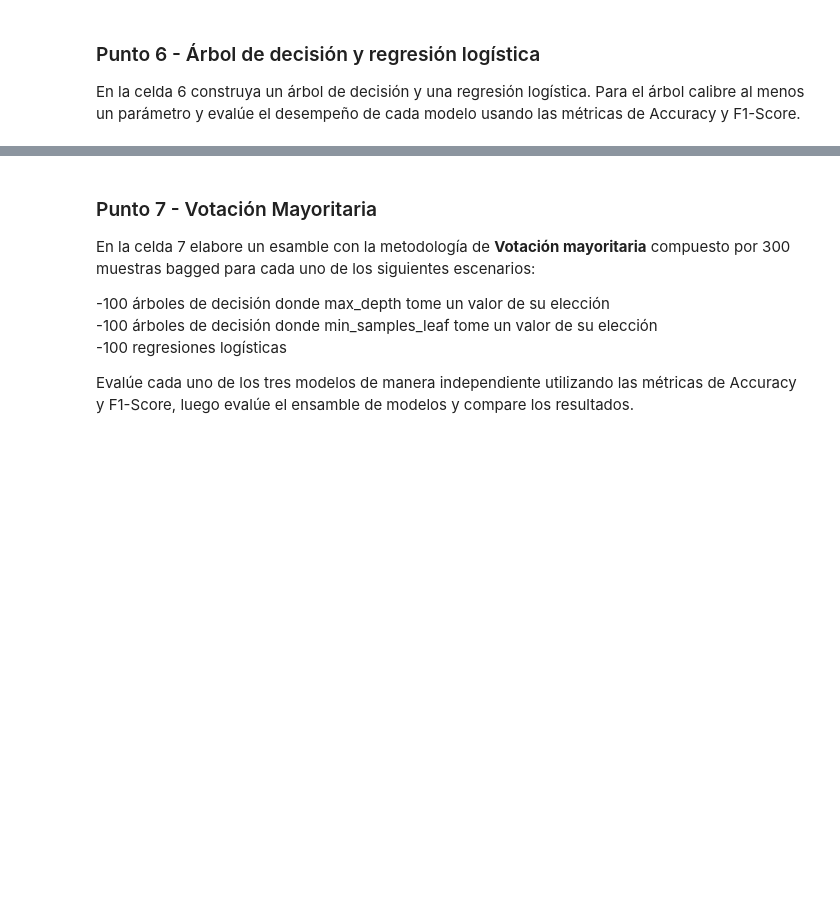
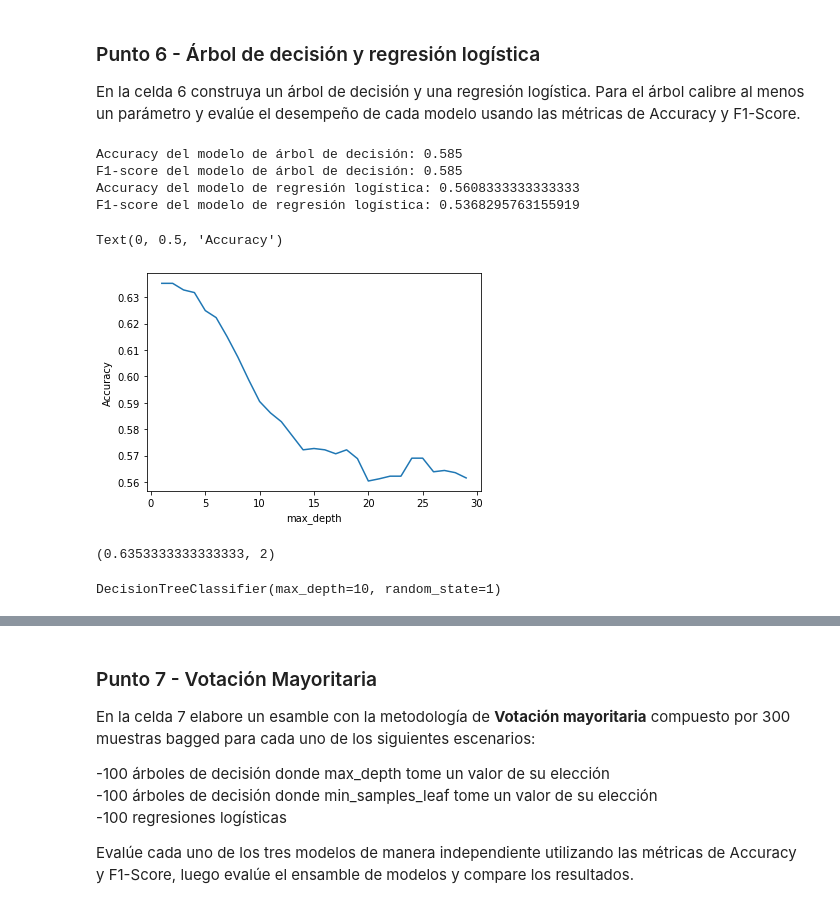
Before and after one commit to Erwin-DS/miad-nlp, a Jupyter notebook: Semana 1/S1TC1_arboles_ensamblajes.ipynb, the cells around one changed output, grey strips where cells are left out. Saved outputs shown, nothing was run; the diff lists cells and outputs as text; code cells hidden in the pictures; blank space fills up the shorter version.

```diff
--- a/Semana 1/S1TC1_arboles_ensamblajes.ipynb
+++ b/Semana 1/S1TC1_arboles_ensamblajes.ipynb
@@ -460,0 +461,60 @@ En la celda 6 construya un árbol de decisión y una regresión logística. Para
+# %%
+# Importar librerías necesarias
+import pandas as pd
+from sklearn.tree import DecisionTreeRegressor
+from sklearn.linear_model import LogisticRegression
+from sklearn.model_selection import train_test_split
+from sklearn.metrics import accuracy_score, f1_score
+
+# Definir variables predictoras y de respuesta
+X = df[["n_tokens_title", "num_imgs"]] # variables predictoras
+y = df["Popular"] # variable de respuesta
+
+# Dividir el conjunto de datos en entrenamiento y prueba
+X_train, X_test, y_train, y_test = train_test_split(X, y, test_size=0.2, random_state=42)
+
+# Ajustar modelo de árbol de decisión con una profundidad máxima de 5
+tree_model = DecisionTreeRegressor(max_depth=5, random_state=42)
+tree_model.fit(X_train, y_train)
+
+# Evaluar desempeño del modelo de árbol de decisión
+y_pred_tree = tree_model.predict(X_test)
+acc_tree = accuracy_score(y_test, y_pred_tree.round())
+f1_tree = f1_score(y_test, y_pred_tree.round(), average='weighted')
+print("Accuracy del modelo de árbol de decisión:", acc_tree)
+print("F1-score del modelo de árbol de decisión:", f1_tree)
+
+# Ajustar modelo de regresión logística
+logistic_model = LogisticRegression(random_state=42)
+logistic_model.fit(X_train, y_train)
+
+# Evaluar desempeño del modelo de regresión logística
+y_pred_logistic = logistic_model.predict(X_test)
+acc_logistic = accuracy_score(y_test, y_pred_logistic.round())
+f1_logistic = f1_score(y_test, y_pred_logistic.round(), average='weighted')
+print("Accuracy del modelo de regresión logística:", acc_logistic)
+print("F1-score del modelo de regresión logística:", f1_logistic)
+# %% [output]
+Accuracy del modelo de árbol de decisión: 0.585
+F1-score del modelo de árbol de decisión: 0.585
+Accuracy del modelo de regresión logística: 0.5608333333333333
+F1-score del modelo de regresión logística: 0.5368295763155919
+# %%
+# Gráfica max_depth versus RMSE (error del modelo)
+plt.plot(max_depth_range, accuracy_scores)
+plt.xlabel('max_depth')
+plt.ylabel('Accuracy')
+# %% [output]
+Text(0, 0.5, 'Accuracy')
+[figure, added]
+# %%
+# Mejor accuracy (desempeño del modelo) y su correspondiente max_depth
+sorted(zip(accuracy_scores, max_depth_range))[::-1][0]
+# %% [output]
+(0.6353333333333333, 2)
+# %%
+# max_depth=4 fue el mejor, se ajusta un árbol usando este valor
+clf = DecisionTreeClassifier(max_depth=10, random_state=1)
+clf.fit(X, y)
+# %% [output]
+DecisionTreeClassifier(max_depth=10, random_state=1)
```
Also changed, not shown: parts of 6 cells of this notebook.
